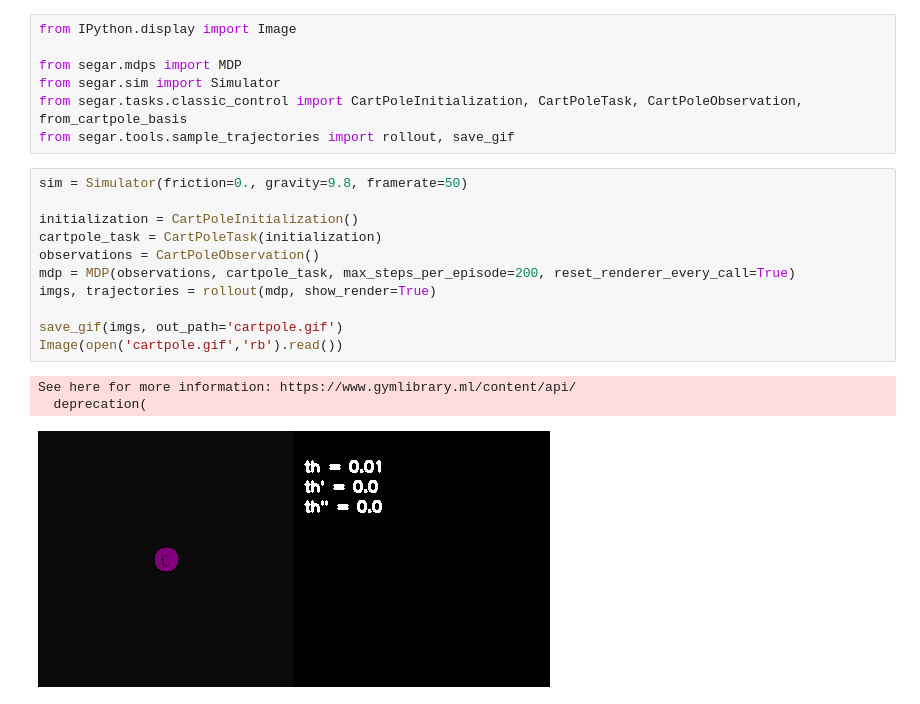
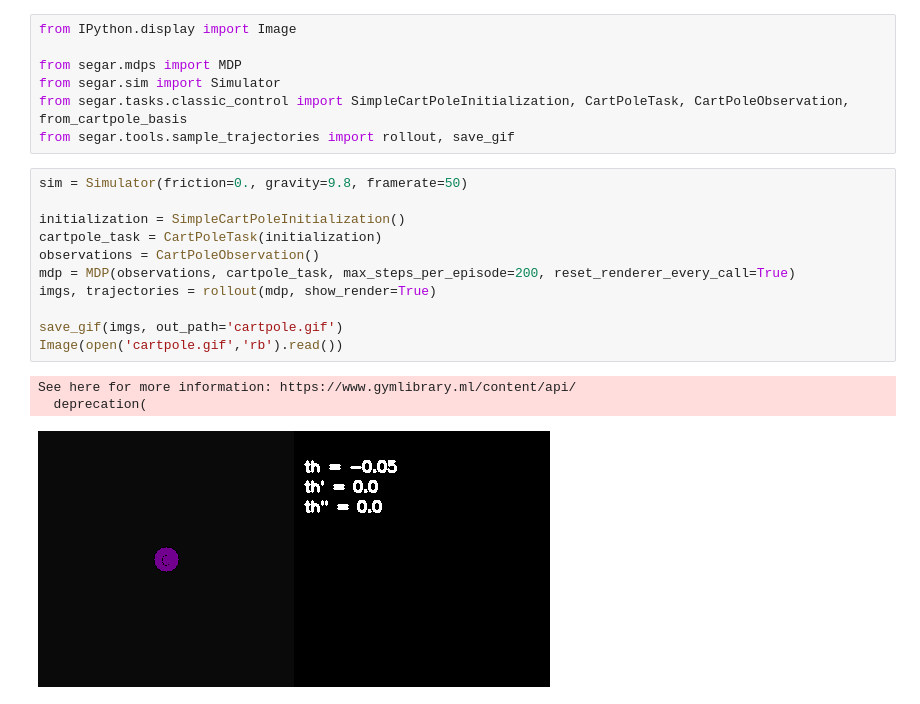
Before and after one commit to microsoft/segar, a Jupyter notebook: notebooks/cartpole_example.ipynb, the cells around one changed output. Saved outputs shown, nothing was run; the diff lists cells and outputs as text.

```diff
--- a/notebooks/cartpole_example.ipynb
+++ b/notebooks/cartpole_example.ipynb
@@ -3,23 +3,23 @@ from IPython.display import Image
 
 from segar.mdps import MDP
 from segar.sim import Simulator
-from segar.tasks.classic_control import CartPoleInitialization, CartPoleTask, CartPoleObservation, from_cartpole_basis
+from segar.tasks.classic_control import SimpleCartPoleInitialization, CartPoleTask, CartPoleObservation, from_cartpole_basis
 from segar.tools.sample_trajectories import rollout, save_gif
 # %%
 sim = Simulator(friction=0., gravity=9.8, framerate=50)
 
-initialization = CartPoleInitialization()
+initialization = SimpleCartPoleInitialization()
 cartpole_task = CartPoleTask(initialization)
 observations = CartPoleObservation()
 mdp = MDP(observations, cartpole_task, max_steps_per_episode=200, reset_renderer_every_call=True)
 imgs, trajectories = rollout(mdp, show_render=True)
 
 save_gif(imgs, out_path='cartpole.gif')
 Image(open('cartpole.gif','rb').read())
 # %% [output]
 See here for more information: https://www.gymlibrary.ml/content/api/
   deprecation(
-[figure, old version]
+[figure, new version]
 # %%
 import math
 from gym.envs.classic_control import CartPoleEnv
```
Also changed, not shown: parts of 4 cells of this notebook, 6 other files.
